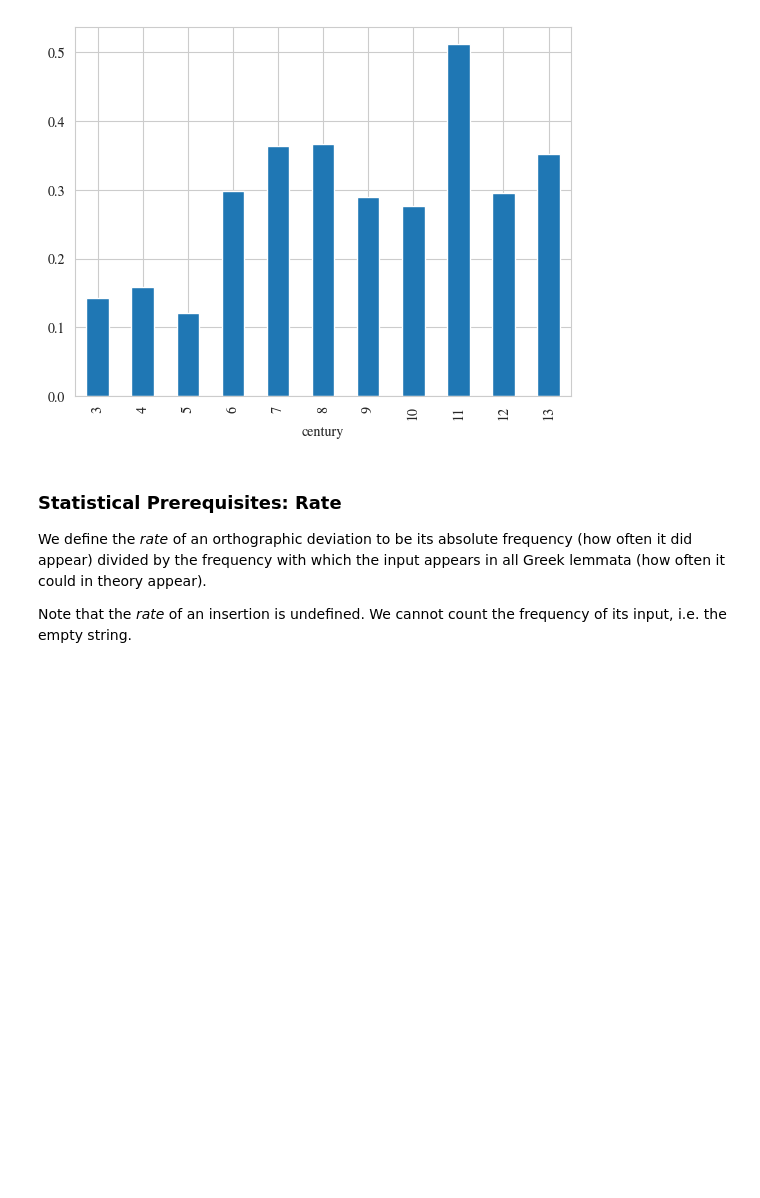
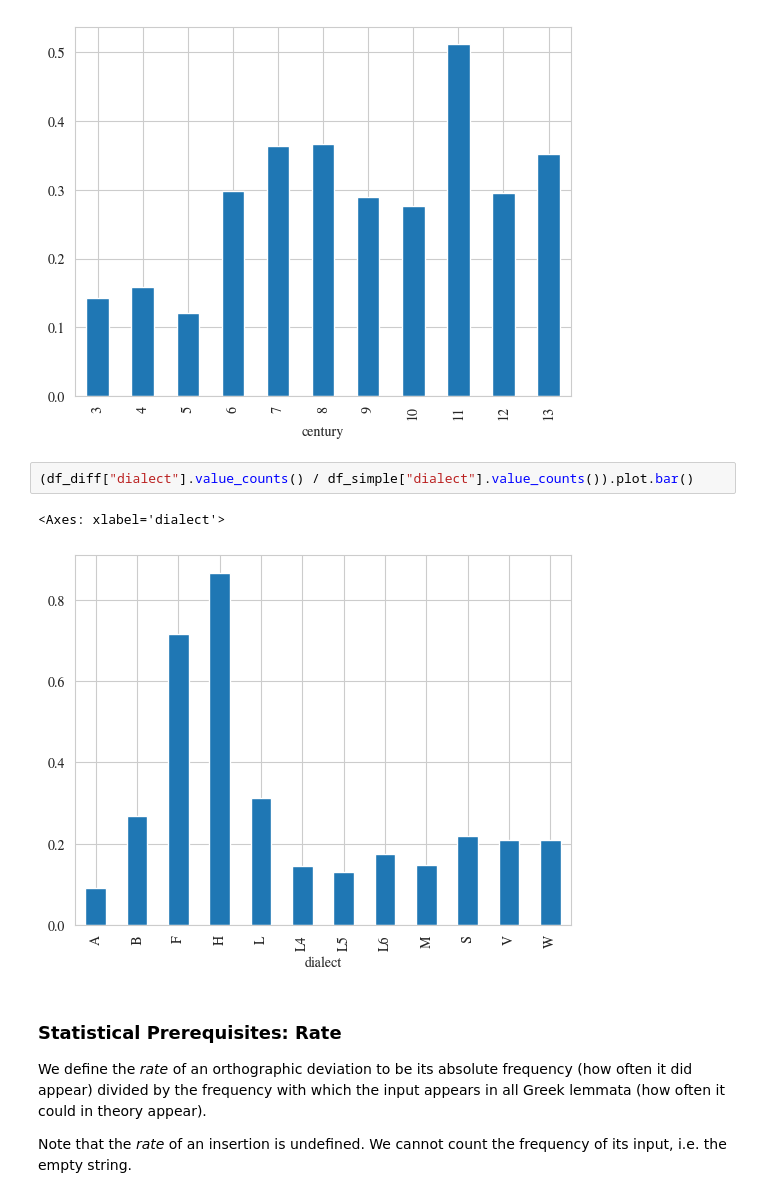
Before and after one commit to kmein/greek-coptic, a Jupyter notebook: greek-coptic.ipynb, the cells around one changed output. Saved outputs shown, nothing was run; the diff lists cells and outputs as text; blank space fills up the shorter version.

Commit message:
probably some important changes which i cannot see because jupyter notebook diffs are not nice to read

```diff
--- a/greek-coptic.ipynb
+++ b/greek-coptic.ipynb
@@ -722,6 +760,11 @@ And if we scale down the amount of deviations by the total amount of attestation
 write_figure("attestations_by_deviations")
 # %% [output]
 [figure]
+# %%
+(df_diff["dialect"].value_counts() / df_simple["dialect"].value_counts()).plot.bar()
+# %% [output]
+<Axes: xlabel='dialect'>
+[figure, added]
 # %% [markdown]
 ### Statistical Prerequisites: Rate
 
```
Also changed, not shown: parts of 32 cells of this notebook.
